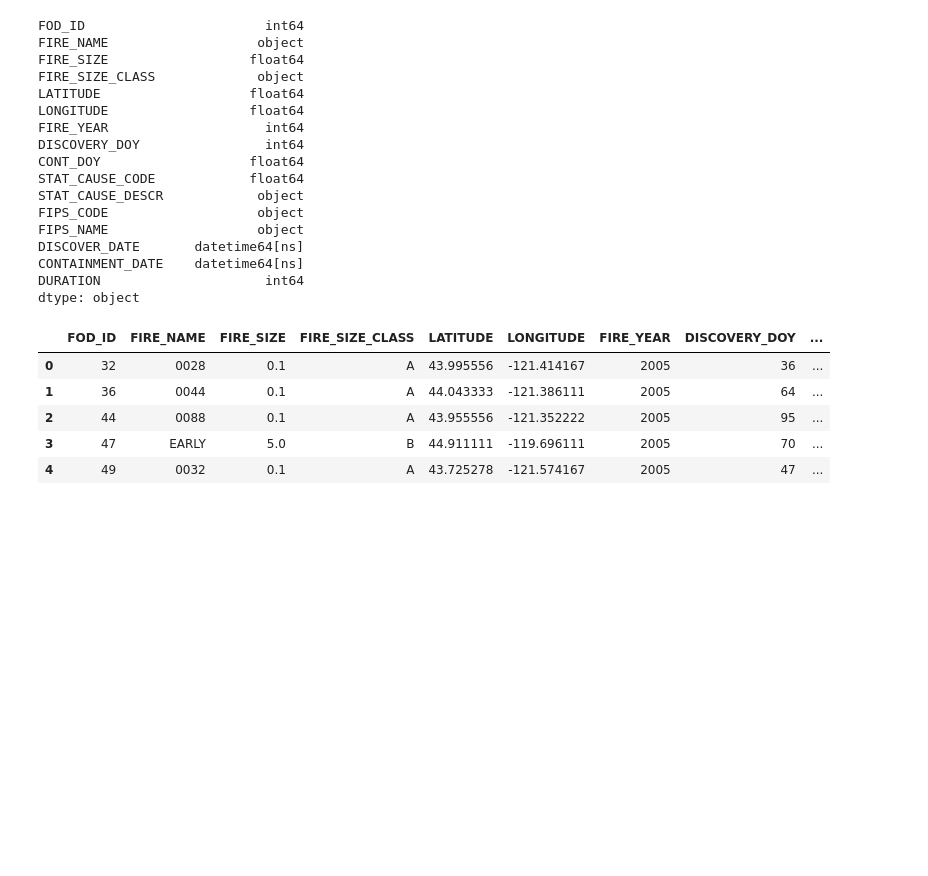
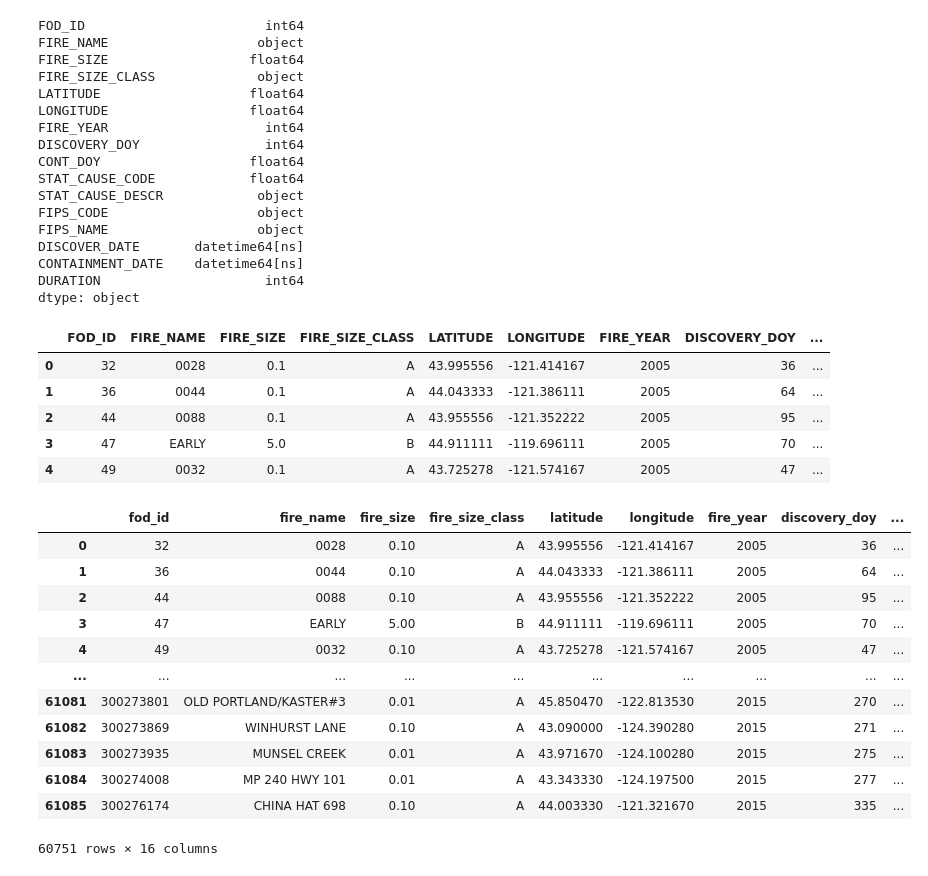
Before and after one commit to NinaQuik/OregonFires, a Jupyter notebook: FireDataExploration.ipynb, the cells around one changed output. Saved outputs shown, nothing was run; the diff lists cells and outputs as text; code cells hidden in the pictures; blank space fills up the shorter version.

Commit message:
convert columns in dataframe to lowercase, dump dataframe into a .csv

```diff
--- a/FireDataExploration.ipynb
+++ b/FireDataExploration.ipynb
@@ -289,3 +293,22 @@ oregon_fires_df.head()
 | 2 | 44 | 0088 | 0.1 | A | 43.955556 | -121.352222 | 2005 | 95 | ... |
 | 3 | 47 | EARLY | 5.0 | B | 44.911111 | -119.696111 | 2005 | 70 | ... |
 | 4 | 49 | 0032 | 0.1 | A | 43.725278 | -121.574167 | 2005 | 47 | ... |
+# %%
+#Convert column names to lower case and rename discover_date to discovery_date
+oregon_fires_df.rename(columns={"DISCOVER_DATE": "DISCOVERY_DATE"}, inplace=True)
+oregon_fires_df.rename(str.lower, axis='columns', inplace=True)
+oregon_fires_df
+# %% [output]
+|  | fod_id | fire_name | fire_size | fire_size_class | latitude | longitude | fire_year | discovery_doy | ... |
+| 0 | 32 | 0028 | 0.10 | A | 43.995556 | -121.414167 | 2005 | 36 | ... |
+| 1 | 36 | 0044 | 0.10 | A | 44.043333 | -121.386111 | 2005 | 64 | ... |
+| 2 | 44 | 0088 | 0.10 | A | 43.955556 | -121.352222 | 2005 | 95 | ... |
+| 3 | 47 | EARLY | 5.00 | B | 44.911111 | -119.696111 | 2005 | 70 | ... |
+| 4 | 49 | 0032 | 0.10 | A | 43.725278 | -121.574167 | 2005 | 47 | ... |
+| ... | ... | ... | ... | ... | ... | ... | ... | ... | ... |
+| 61081 | 300273801 | OLD PORTLAND/KASTER#3 | 0.01 | A | 45.850470 | -122.813530 | 2015 | 270 | ... |
+| 61082 | 300273869 | WINHURST LANE | 0.10 | A | 43.090000 | -124.390280 | 2015 | 271 | ... |
+| 61083 | 300273935 | MUNSEL CREEK | 0.01 | A | 43.971670 | -124.100280 | 2015 | 275 | ... |
+| 61084 | 300274008 | MP 240 HWY 101 | 0.01 | A | 43.343330 | -124.197500 | 2015 | 277 | ... |
+| 61085 | 300276174 | CHINA HAT 698 | 0.10 | A | 44.003330 | -121.321670 | 2015 | 335 | ... |
+60751 rows × 16 columns
```
Also changed, not shown: parts of 3 cells of this notebook, 1 other file.
